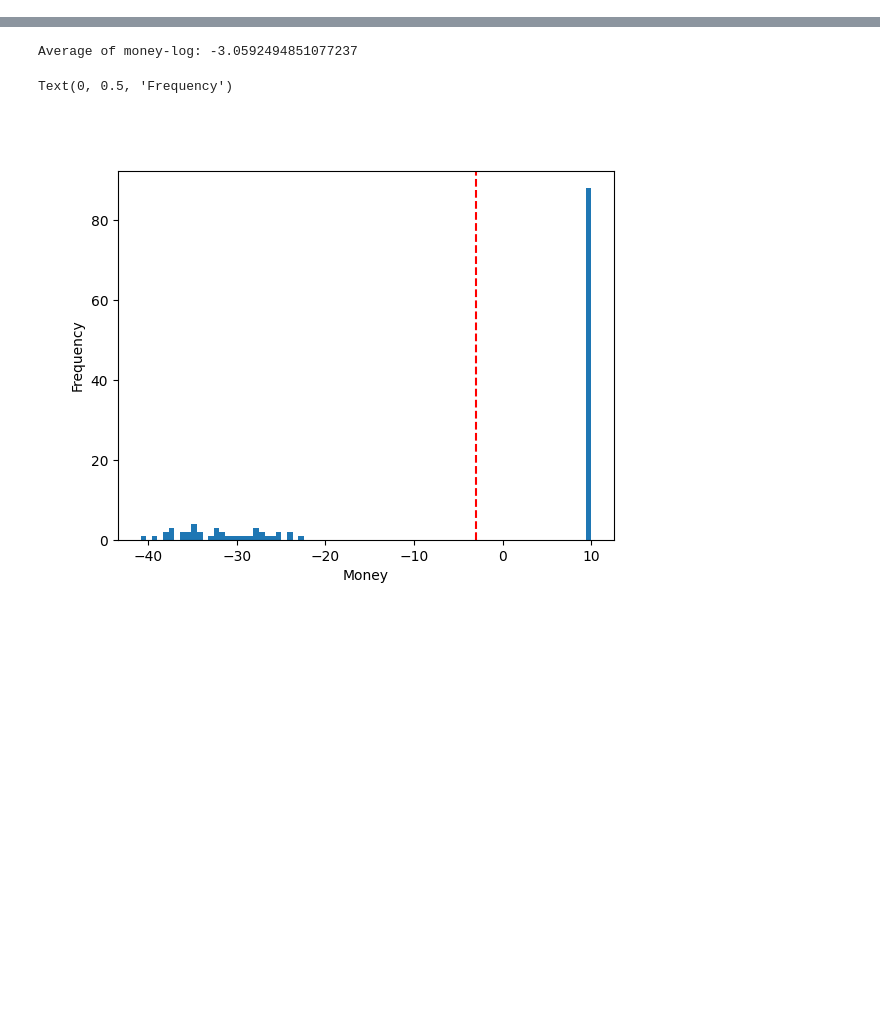
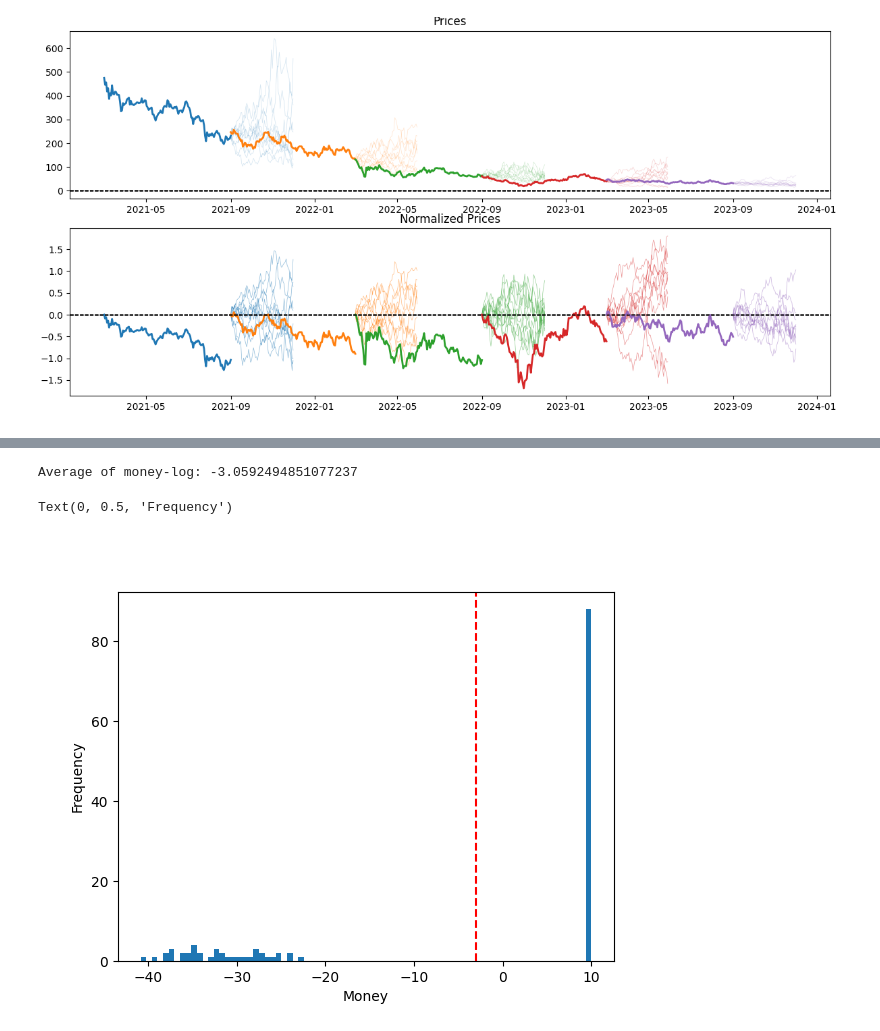
Before and after one commit to qwertpas/trading, a Jupyter notebook: opt.ipynb, the cells around one changed output, grey strips where cells are left out. Saved outputs shown, nothing was run; the diff lists cells and outputs as text; code cells hidden in the pictures; blank space fills up the shorter version.

```diff
--- a/opt.ipynb
+++ b/opt.ipynb
@@ -147,0 +105,85 @@ print(cash + invest*P[-1])
+# %%
+plt.close('all')
+fig, axs = plt.subplots(2,1,figsize=(12, 6))
+plt.tight_layout()
+
+axs[0].set_title("Prices")
+axs[1].set_title("Normalized Prices")
+
+tickers = [
+    # ['QQQ', '2021-03-01', '2021-09-01', '1d'],
+    # ['QQQ', '2021-09-01', '2022-03-01', '1d'],
+    # ['QQQ', '2022-03-01', '2022-09-01', '1d'],
+    # ['QQQ', '2022-09-01', '2023-03-01', '1d'],
+    # ['QQQ', '2023-03-01', '2023-09-01', '1d'],
+
+    ['YINN', '2021-03-01', '2021-09-01', '1d'],
+    ['YINN', '2021-09-01', '2022-03-01', '1d'],
+    ['YINN', '2022-03-01', '2022-09-01', '1d'],
+    ['YINN', '2022-09-01', '2023-03-01', '1d'],
+    ['YINN', '2023-03-01', '2023-09-01', '1d'],
+
+    # ['VOO', '2023-01-01', '2023-12-01', '1h'],
+    # ['YINN', '2015-01-01', '2015-12-01', '1d'],
+    # ['O', '2016-01-01', '2016-12-01', '1d'],
+    # ['O', '2023-09-01', '2023-12-01', '1h'],
+]
+for ticker in tickers:
+    print(ticker)
+    ticker_str = ticker[0]
+
+    prices_raw = np.array(yf.Ticker(ticker[0]).history(start=ticker[1], end=ticker[2], interval=ticker[3])['Close'])
+    prices_raw = prices_raw[~np.isnan(prices_raw)]
+    start_date = datetime.strptime(ticker[1], '%Y-%m-%d')
+    end_date = datetime.strptime(ticker[2], '%Y-%m-%d')
+    date_array = np.linspace(start_date.timestamp(), end_date.timestamp(), len(prices_raw))
+    date_objects = [datetime.fromtimestamp(ts) for ts in date_array]
+    date_objects_next = [datetime.fromtimestamp(ts)+(end_date-start_date) for ts in date_array]
+    axs[0].plot(date_objects, prices_raw, label=ticker_str, linewidth=2)
+
+    # prices = np.log2(prices_raw / prices_raw.mean())
+    prices = np.log2(prices_raw / prices_raw[0])
+    axs[1].plot(date_objects, prices, label=ticker_str, linewidth=2)
+
+    nyquist_freq = (len(prices) // 2) + 1
+    spectrum = np.fft.fft(prices)[:nyquist_freq]
+    amplitudes = np.abs(spectrum)
+    phases = np.angle(spectrum)
+
+
+    for i in range(10):
+        phases_sim = np.random.uniform(0, 2*pi, size=nyquist_freq)
+        spectrum_sim = amplitudes * np.exp(1j * (phases_sim))
+        prices_sim = np.fft.ifft(spectrum_sim).real
+
+        # spectrum_sim[50:] = 0    #low pass filter
+        if(len(prices)%2==0):
+            spectrum_sim = np.concatenate((spectrum_sim[:-1], np.conj(spectrum_sim[-1:0:-1]))) #second half is the negative frequencies, reverse and remove last element, then take last element
+        else:
+            spectrum_sim = np.concatenate((spectrum_sim, np.conj(spectrum_sim[-1:0:-1])))
+        prices_sim = np.fft.ifft(spectrum_sim).real
+
+
+        halflen = len(prices_sim)//2
+        date_objects_next = date_objects_next[:halflen]
+        prices_sim = prices_sim[:halflen]
+
+        prices_sim = (prices_sim - prices_sim[0])
+
+        # axs[1].plot(date_objects_next, prices_sim, label=i, linewidth=1, color='blue', alpha=0.5)
+
+        x = np.linspace(1e-6, pi/2, len(prices_sim))
+        prices_sim = np.multiply(prices_sim, x/np.sin(x))
+
+        color = axs[1].lines[-1].get_color()
+        axs[1].plot(date_objects_next, prices_sim, label=i, linewidth=0.5, color=color, alpha=0.5)
+
+
+        prices_predict = prices_raw[-1]*np.exp2(prices_sim)
+        # prices_predict = prices_raw[-1]*np.power(3, prices_sim)
+        axs[0].plot(date_objects_next, prices_predict, label=i, linewidth=0.5, color=color, alpha=0.2)
+
+    axs[0].axhline(y=0, color='k', linestyle='--', linewidth=1)
+    axs[1].axhline(y=0, color='k', linestyle='--', linewidth=1)
+    # axs[0].legend()
+# %% [output]
@@ -147,0 +195 @@ print(cash + invest*P[-1])
+[figure, added]
```
Also changed, not shown: parts of 5 cells of this notebook, 1 other file.
